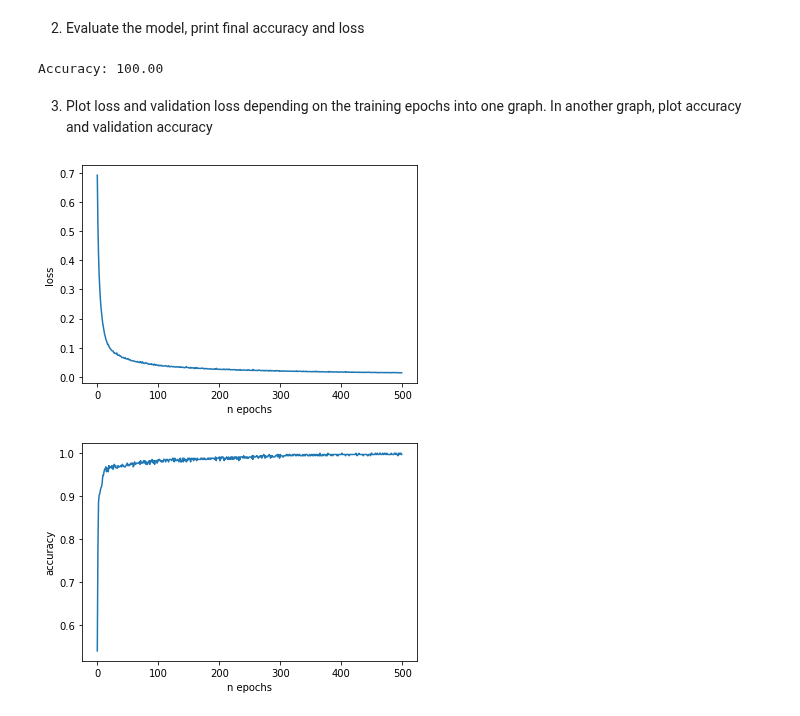
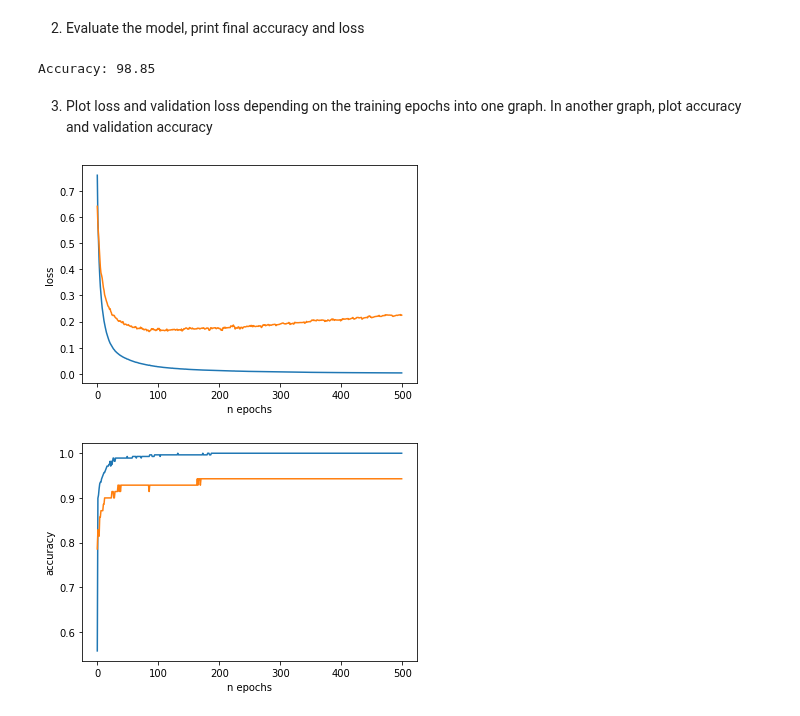
Before and after one commit to Dan5049/MPC-MLF, a Jupyter notebook: cv05/Lab_05_task.ipynb, the cells around one changed output. Drawn from its saved outputs; the diff is of its cells as text; code cells hidden in the pictures.

```diff
--- a/cv05/Lab_05_task.ipynb
+++ b/cv05/Lab_05_task.ipynb
@@ -321,12 +321,12 @@ _________________________________________________________________
 3. Compile the model, choose a suitable loss function, choose gradient to descend optimizer and specify the learning rate, and choose accuracy as our metric
 # %%
 # WRITE YOUR CODE HERE
-optimizer2 = tf.keras.optimizers.SGD(learning_rate=0.8)
+optimizer2 = tf.keras.optimizers.SGD(learning_rate=0.3)
 model2.compile(loss='binary_crossentropy', optimizer=optimizer2, metrics=['accuracy'])
 # %% [markdown]
 4. Train the model. Specify the number of epochs and batch size. Now is the time to create a validation dataset. Set 20% of dataset to be a validation dataset
 # %%
 #cWRITE YOUR CODE HERE
-history2 = model2.fit(X2, y2, epochs=500, batch_size=50)
+history2 = model2.fit(X2, y2, epochs=500, batch_size=30, validation_split=0.2)
 # %% [output]
 Epoch 1/500
@@ -379,24 +379,25 @@ X2_test
 loss, accuracy = model2.evaluate(X2, y2, verbose=0)
 print('Accuracy: {:.2f}'.format(accuracy*100))
 # %% [output]
-Accuracy: 100.00
+Accuracy: 98.85
 # %% [markdown]
 3. Plot loss and validation loss depending on the training epochs into one graph. In another graph, plot accuracy and validation accuracy
 # %%
 # WRITE YOUR CODE HERE
 plt.figure()
 plt.plot(history2.history['loss'])
-#plt.plot(history2.history['val_loss'])
+plt.plot(history2.history['val_loss'])
 plt.xlabel('n epochs')
 plt.ylabel('loss')
 plt.show()
 # %% [output]
-[figure, old version]
+[figure, new version]
 # %%
 plt.figure()
 plt.plot(history2.history['accuracy'])
+plt.plot(history2.history['val_accuracy'])
 plt.xlabel('n epochs')
 plt.ylabel('accuracy')
 plt.show()
 # %% [output]
-[figure, old version]
+[figure, new version]
```
Also changed, not shown: parts of 10 cells of this notebook.
